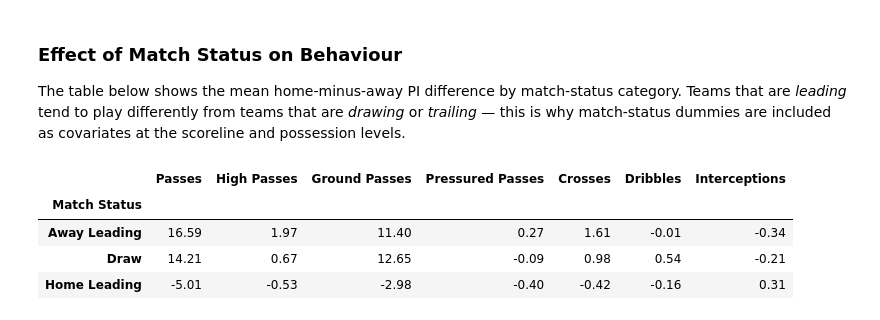
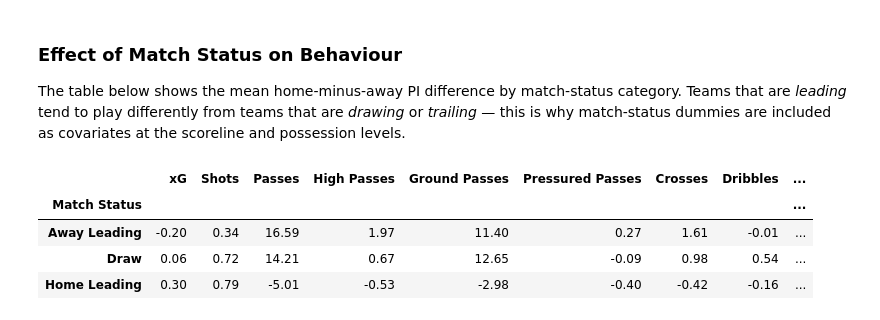
Before and after one commit to maxk92/context-paper-supplementary, a Jupyter notebook: aggregation_experiment_modeling.ipynb, the cells around one changed output. Saved outputs shown, nothing was run; the diff lists cells and outputs as text; code cells hidden in the pictures.

```diff
--- a/aggregation_experiment_modeling.ipynb
+++ b/aggregation_experiment_modeling.ipynb
@@ -46,6 +57,6 @@ The following 17 PIs are extracted from event data. At each aggregation level, t
 # %%
 cols = [
-    'match_id', 'period', 'minute', 'second', 'timestamp', 'id', 'index', 'type', 'player', 'team', 'play_pattern', 'possession', 'possession_team',
+    'match_id', 'game_location', 'period', 'minute', 'second', 'timestamp', 'id', 'index', 'type', 'player', 'team', 'play_pattern', 'possession', 'possession_team',
     'under_pressure', 'tactics', 'duration', 'player_id', 'position', 'possession_team_id', 'team_id',
     'home_team', 'away_team', 'home_goals_ft', 'away_goals_ft', 'match_week',
     'dribble_outcome', 'duel_outcome', 'duel_type', 'location', 'pass_cross', 'pass_end_location',
@@ -57,5 +68,7 @@ performance_indicators = [
     'passes', 'highpasses', 'groundpasses', 'pressuredpasses', 'pass_length',
     'crosses', 'dribbles',
     'tackles', 'tackles_success', 'interceptions', 'pressures', 'blocks', 'fouls',
-    'counterattacks'
+    'counterattacks',
+    'passes_att3rd', 'passes_scorebox', 'vertical_passing_dist', 'actions_scorebox'
+
 ]
@@ -82,7 +75,7 @@ At the scoreline and possession levels, **match-status** covariates (home leadin
 # %% [markdown]
 ## Load Processed Data
 # %%
-df_seasonlevel = pd.read_csv('../data/_df_seasonlevel.csv')
+df_seasonlevel = pd.read_csv('../data/df_seasonlevel.csv')
 df_matchlevel = pd.read_csv('../data/df_matchlevel.csv')
 df_scorelinelevel = pd.read_csv('../data/df_scorelinelevel.csv')
 df_possessionlevel = pd.read_csv('../data/df_possessionlevel.csv')
@@ -161,7 +154,7 @@ ls_dfs_coefs_probit = []
 for pi in performance_indicators:
 
     ls_levels = ['season_level', 'match_level', 'scoreline_level', 'possession_level']
-    ls_level_dfs = [df_season, df_matchlevel, df_scorelinelevel, df_possessionlevel]
+    ls_level_dfs = [df_seasonlevel, df_matchlevel, df_scorelinelevel, df_possessionlevel]
 
     for level, level_df in zip(ls_levels, ls_level_dfs):
         if level == 'season_level':
@@ -172,14 +165,14 @@ for pi in performance_indicators:
             y = level_df['outcome_ordered'].values
 
         elif level == 'match_level':
-            level_df['pi_diff'] = level_df['home_' + pi + '_scaled'] - level_df['away_' + pi + '_scaled']
+            level_df['pi_diff'] = level_df['home_' + pi] - level_df['away_' + pi]
             level_df['pi_diff'] = (level_df['pi_diff'] - level_df['pi_diff'].mean()) / level_df['pi_diff'].std()
             predictors = ['pi_diff']
             X = level_df[predictors]
             y = level_df['outcome_ordered'].values
 
         elif level == 'scoreline_level' or level == 'possession_level':
-            level_df['pi_diff'] = level_df['home_' + pi + '_90_scaled'] - level_df['away_' + pi + '_90_scaled']
+            level_df['pi_diff'] = level_df['home_' + pi + '_90'] - level_df['away_' + pi + '_90']
             level_df['pi_diff'] = (level_df['pi_diff'] - level_df['pi_diff'].mean()) / level_df['pi_diff'].std()
             dummies_matchstatus = pd.get_dummies(level_df['match_status'], prefix='match_status', drop_first=False).drop('match_status_draw', axis=1) * 1
             X = pd.concat([level_df[['pi_diff']], dummies_matchstatus], axis=1)
@@ -263,18 +247,22 @@ NameError: name 'df_coefs' is not defined
 # %%
 ls_indicators_plot = [
-    #'goals', 'shots',
+    'xg', 'goals', 'shots',
       'passes', 'highpasses', 'groundpasses', 'pressuredpasses', 'crosses', 'dribbles',
-    #'pass_length', 'tackles', 'tackles_success',
+    'pass_length', 'tackles', 'tackles_success',
     'interceptions',
-     # 'pressures', 'blocks', 'fouls', 'counterattacks'
+      'pressures', 'blocks', 'fouls', 'counterattacks',
+    'passes_att3rd', 'passes_scorebox', 'vertical_passing_dist', 'actions_scorebox',
+
 ]
 
 names_indicators_plot = [
- #   'Goals', 'Shots',
+    'xG', 'Goals', 'Shots',
     'Passes', 'High Passes', 'Ground Passes', 'Pressured Passes', 'Crosses', 'Dribbles',
-    #'Pass Length', 'Tackles', 'Tackles Success',
+    'Pass Length', 'Tackles', 'Tackles Success',
     'Interceptions',
-    # 'Pressures', 'Blocks', 'Fouls', 'Counterattacks'
+     'Pressures', 'Blocks', 'Fouls', 'Counterattacks',
+         'Pass Att. Third', 'Passes to Scorebox', 'Vertical Passing Distance', 'Actionsin Scorebox',
+
 ]
 
 df_plot = df_analysis.loc[
@@ -382,26 +422,27 @@ The table below shows the mean home-minus-away PI difference by match-status cat
 # %%
 #| label: tbl-indicators-scoreline
 #| tbl-cap: Means of Performance Indicators with Respect to Match Status
 
 ls_dfs_context = []
 for pi in ls_indicators_plot:
-    df_scorelinelevel[pi + '_diff'] = df_scorelinelevel['home_' + pi] - df_scorelinelevel['away_' + pi]
-    ls_dfs_context.append(df_scorelinelevel.groupby('match_status')[pi + '_diff'].mean().round(2))
+    if pi != 'goals':
+        df_scorelinelevel[pi + '_diff'] = df_scorelinelevel['home_' + pi] - df_scorelinelevel['away_' + pi]
+        ls_dfs_context.append(df_scorelinelevel.groupby('match_status')[pi + '_diff'].mean().round(2))
 
 df_context = pd.concat(ls_dfs_context, axis=1)
 df_context.columns = df_context.columns.str.replace('_diff', '').map(dict(zip(ls_indicators_plot, names_indicators_plot)))
 
 df_context.index.name = 'Match Status'
 df_context.index = df_context.index.map({
     'away_leading': 'Away Leading',
     'draw': 'Draw',
     'home_leading': 'Home Leading'
 })
 
 df_context
 # %% [output]
-|  | Passes | High Passes | Ground Passes | Pressured Passes | Crosses | Dribbles | Interceptions |
-| Match Status |  |  |  |  |  |  |  |
-| Away Leading | 16.59 | 1.97 | 11.40 | 0.27 | 1.61 | -0.01 | -0.34 |
-| Draw | 14.21 | 0.67 | 12.65 | -0.09 | 0.98 | 0.54 | -0.21 |
-| Home Leading | -5.01 | -0.53 | -2.98 | -0.40 | -0.42 | -0.16 | 0.31 |
+|  | xG | Shots | Passes | High Passes | Ground Passes | Pressured Passes | Crosses | Dribbles | ... |
+| Match Status |  |  |  |  |  |  |  |  | ... |
+| Away Leading | -0.20 | 0.34 | 16.59 | 1.97 | 11.40 | 0.27 | 1.61 | -0.01 | ... |
+| Draw | 0.06 | 0.72 | 14.21 | 0.67 | 12.65 | -0.09 | 0.98 | 0.54 | ... |
+| Home Leading | 0.30 | 0.79 | -5.01 | -0.53 | -2.98 | -0.40 | -0.42 | -0.16 | ... |
```
Also changed, not shown: parts of 43 cells of this notebook, 2 other files.
